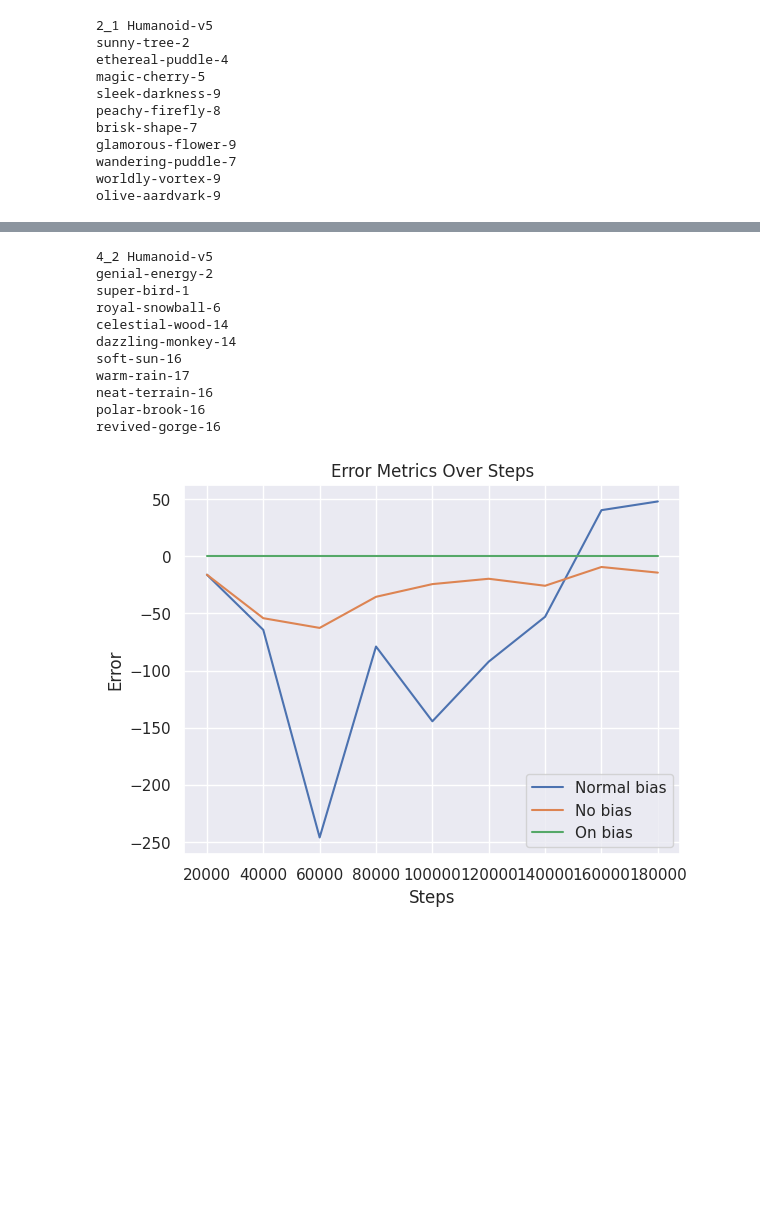
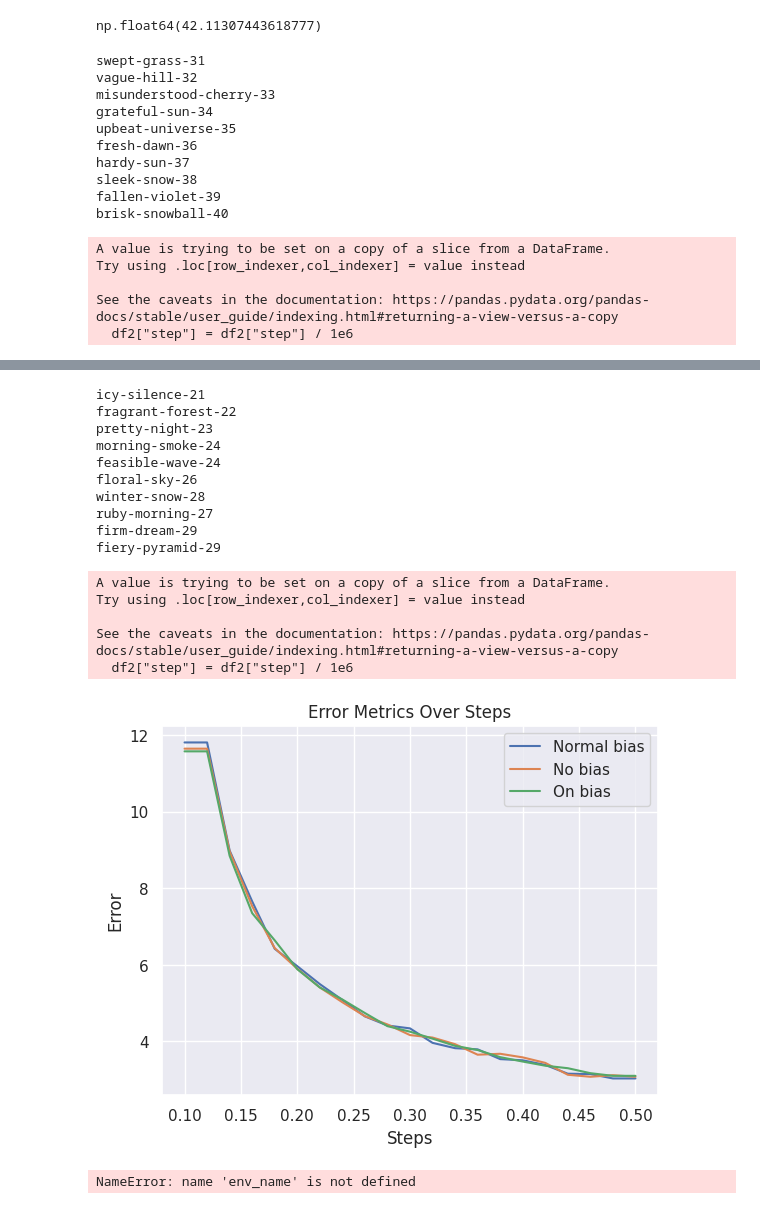
Before and after one commit to kallel-mahdi/supersac, a Jupyter notebook: notebooks/PLOTS.ipynb, the cells around one changed output, grey strips where cells are left out. Drawn from its saved outputs; the diff is of its cells as text; code cells hidden in the pictures; blank space fills up the shorter version.

```diff
--- a/notebooks/PLOTS.ipynb
+++ b/notebooks/PLOTS.ipynb
@@ -452,7 +234,8 @@ sns.set_theme()
 os.environ["WANDB_API_KEY"]="28996bd59f1ba2c5a8c3f2cc23d8673c327ae230"
 api = wandb.Api()
 entity = "mahdikallel"
-runs = api.runs(entity + "/" +"RLC_GRAD_EXPS_5")
+#runs = api.runs(entity + "/" +"RLC_GRAD_EXPS_5")
+runs = api.runs(entity + "/" +"RLC_GRAD_EXPS_5000")
 #runs = runs_ppo
 
 
@@ -685,3 +450,7 @@ for max_step,legend in zip(max_steps,legend):
+# %%
+grouped["train/min_error"].quantile(0.8)
+# %% [output]
+np.float64(42.11307443618777)
 # %%
 grouped
 # %%
@@ -703,7 +472,7 @@ sns.set_theme()
 os.environ["WANDB_API_KEY"]="28996bd59f1ba2c5a8c3f2cc23d8673c327ae230"
 api = wandb.Api()
 entity = "mahdikallel"
-runs = api.runs(entity + "/" +"RLC_GRAD_EXPS_5")
+runs = api.runs(entity + "/" +"RLC_GRAD_EXPS_5000")
 #runs = runs_ppo
 
 
@@ -729,7 +498,7 @@ metrics = ["train/normal_bias", "train/no_bias", "train/on_bias","train/min_bias
 
 
 
-max_steps = [2e5]
+max_steps = [5e5]
 legend = [True]
 
 for max_step,legend in zip(max_steps,legend):
@@ -738,7 +507,6 @@ for max_step,legend in zip(max_steps,legend):
     algo_name = dc.keys()
     for algo in algo_name:
 
-            print(algo,env_name)
 
             df = pd.DataFrame()
             config_list, name_list,run_list= [], [],[]
@@ -758,9 +526,9 @@ for max_step,legend in zip(max_steps,legend):
                     for col in metrics:
                         tmp_df[col] = pd.to_numeric(tmp_df[col], errors='coerce')
                     tmp_df["train/on_bias"] = pd.to_numeric(tmp_df["train/on_bias"], errors='coerce')
-                    for col in metrics:
+                    #for col in metrics:
                         #print(tmp_df[col])
-                        tmp_df[col] = tmp_df[col] - tmp_df["train/on_bias"]
+                        #tmp_df[col] = tmp_df[col] - tmp_df["train/on_bias"]
 
                     tmp_df['step'] = np.round(tmp_df['_step'] / 10000) * 10000
                     df = pd.concat([df, tmp_df], ignore_index=True)
@@ -771,7 +539,8 @@ for max_step,legend in zip(max_steps,legend):
 
 
 
-            df2 = df[df["step"]<int(max_step)]
+            df2 = df[(df["step"]<=500_000) & (df["step"] >= 100_000)]
+            df2["step"] = df2["step"] / 1e6
             grouped = df2.groupby("step").mean().reset_index()
 
             # df2 = df2.drop(columns=['step','_step'])
@@ -796,14 +565,18 @@ for max_step,legend in zip(max_steps,legend):
     plt.savefig("./plots/grad/"+env_name+"_benchmark.pdf", format="pdf", bbox_inches="tight")
     plt.show()
 # %% [output]
-2_1 Humanoid-v5
-sunny-tree-2
-ethereal-puddle-4
-magic-cherry-5
-sleek-darkness-9
-peachy-firefly-8
-brisk-shape-7
-glamorous-flower-9
-wandering-puddle-7
-worldly-vortex-9
-olive-aardvark-9
+swept-grass-31
+vague-hill-32
+misunderstood-cherry-33
+grateful-sun-34
+upbeat-universe-35
+fresh-dawn-36
+hardy-sun-37
+sleek-snow-38
+fallen-violet-39
+brisk-snowball-40
+A value is trying to be set on a copy of a slice from a DataFrame.
+Try using .loc[row_indexer,col_indexer] = value instead
+
+See the caveats in the documentation: https://pandas.pydata.org/pandas-docs/stable/user_guide/indexing.html#returning-a-view-versus-a-copy
+  df2["step"] = df2["step"] / 1e6
@@ -811,13 +584,18 @@ olive-aardvark-9
-4_2 Humanoid-v5
-genial-energy-2
-super-bird-1
-royal-snowball-6
-celestial-wood-14
-dazzling-monkey-14
-soft-sun-16
-warm-rain-17
-neat-terrain-16
-polar-brook-16
-revived-gorge-16
+icy-silence-21
+fragrant-forest-22
+pretty-night-23
+morning-smoke-24
+feasible-wave-24
+floral-sky-26
+winter-snow-28
+ruby-morning-27
+firm-dream-29
+fiery-pyramid-29
+A value is trying to be set on a copy of a slice from a DataFrame.
+Try using .loc[row_indexer,col_indexer] = value instead
+
+See the caveats in the documentation: https://pandas.pydata.org/pandas-docs/stable/user_guide/indexing.html#returning-a-view-versus-a-copy
+  df2["step"] = df2["step"] / 1e6
-[figure, old version]
+[figure, new version]
+NameError: name 'env_name' is not defined
 [figure]
```
Also changed, not shown: parts of 8 cells of this notebook, 8 other files.
